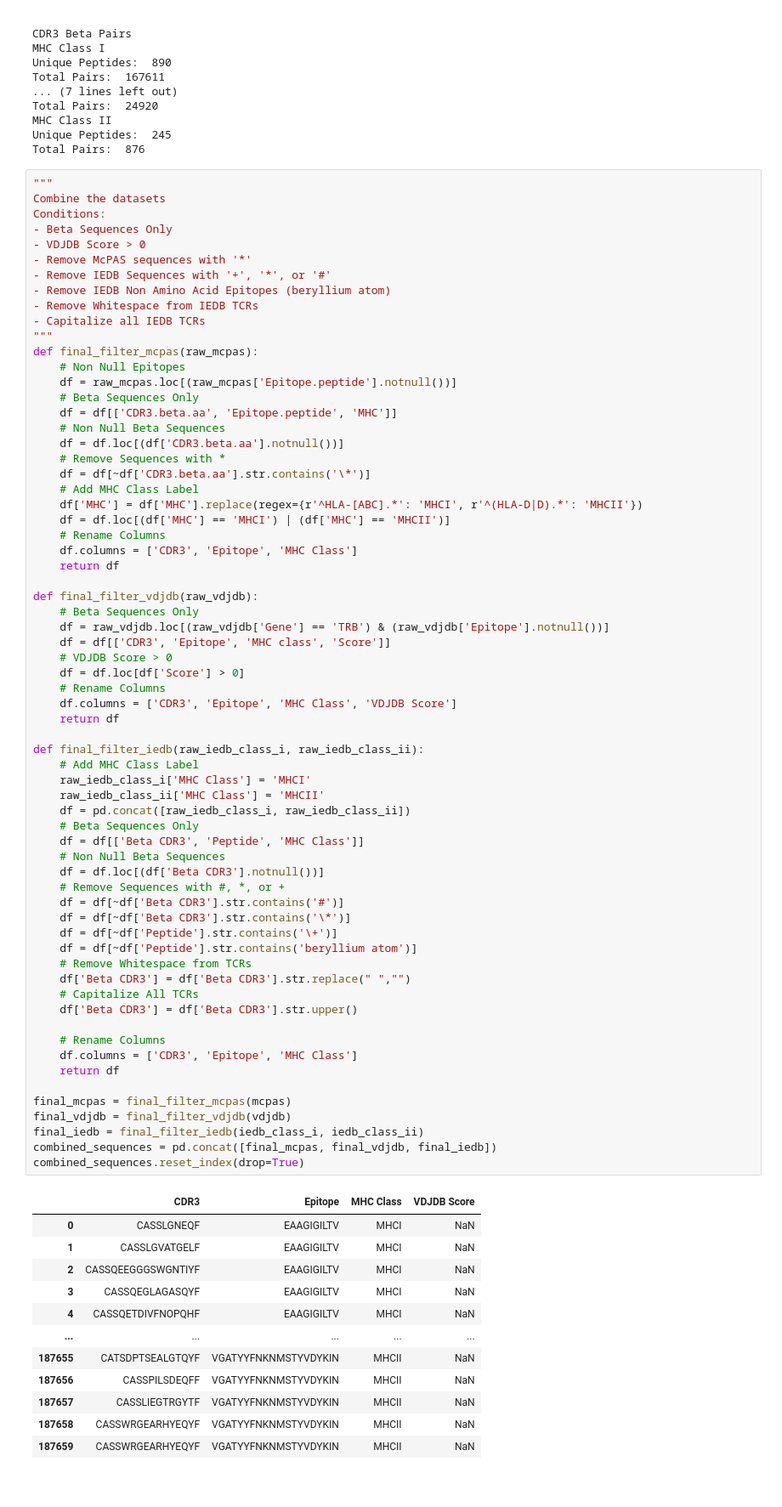
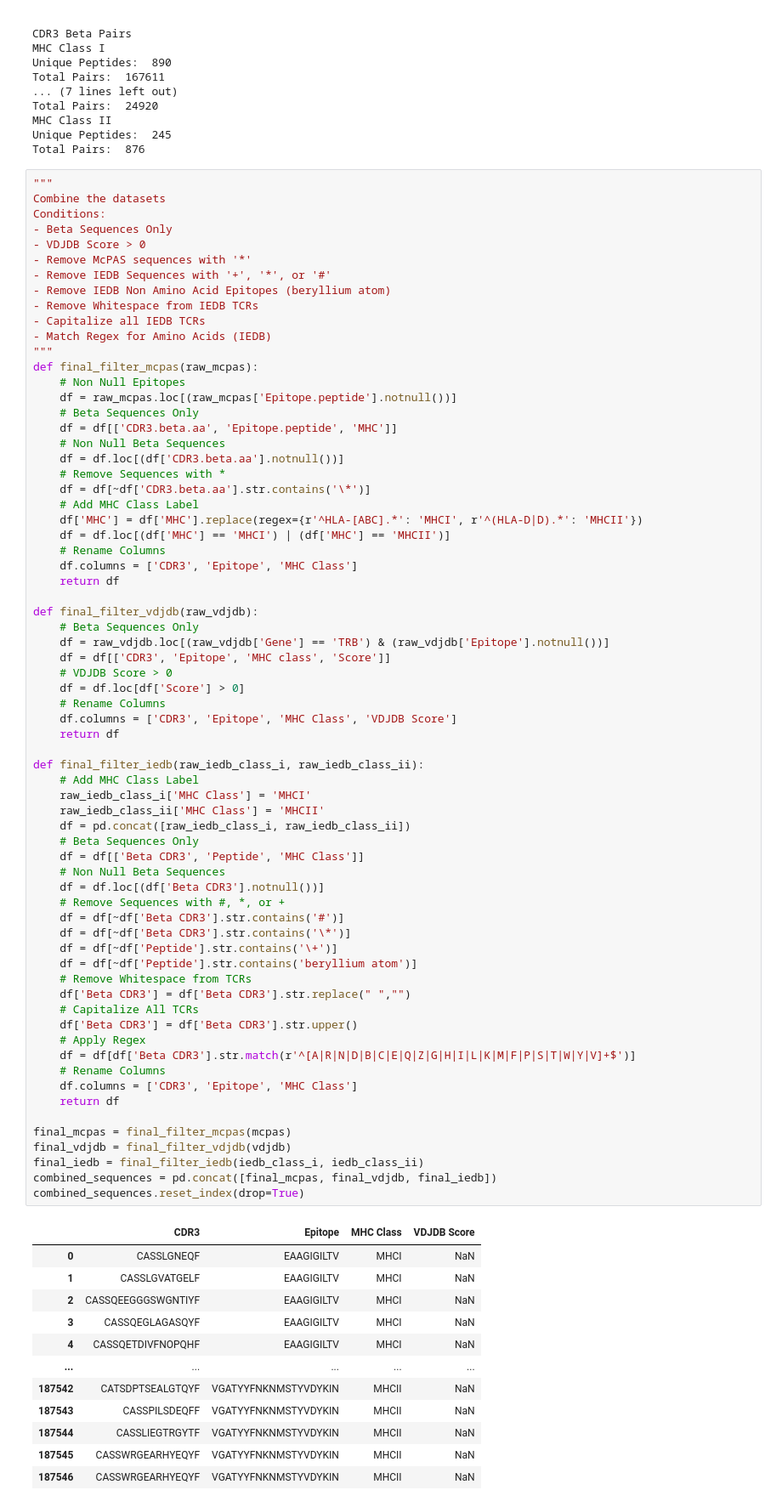
Before and after one commit to Lee-CBG/ATM-TCR, a Jupyter notebook: data/data_analytics.ipynb, the cells around one changed output. Shown at 85% size. Saved outputs shown, nothing was run; the diff lists cells and outputs as text.

Commit message:
Added Regex For TCRS

```diff
--- a/data/data_analytics.ipynb
+++ b/data/data_analytics.ipynb
@@ -250,6 +250,7 @@ Conditions:
 - Remove IEDB Non Amino Acid Epitopes (beryllium atom)
 - Remove Whitespace from IEDB TCRs
 - Capitalize all IEDB TCRs
+- Match Regex for Amino Acids (IEDB)
 """
 def final_filter_mcpas(raw_mcpas):
     # Non Null Epitopes
@@ -285,36 +286,37 @@ def final_filter_iedb(raw_iedb_class_i, raw_iedb_class_ii):
     # Beta Sequences Only
     df = df[['Beta CDR3', 'Peptide', 'MHC Class']]
     # Non Null Beta Sequences
     df = df.loc[(df['Beta CDR3'].notnull())]
     # Remove Sequences with #, *, or +
     df = df[~df['Beta CDR3'].str.contains('#')]
     df = df[~df['Beta CDR3'].str.contains('\*')]
     df = df[~df['Peptide'].str.contains('\+')]
     df = df[~df['Peptide'].str.contains('beryllium atom')]
     # Remove Whitespace from TCRs
     df['Beta CDR3'] = df['Beta CDR3'].str.replace(" ","")
     # Capitalize All TCRs
     df['Beta CDR3'] = df['Beta CDR3'].str.upper()
-
+    # Apply Regex
+    df = df[df['Beta CDR3'].str.match(r'^[A|R|N|D|B|C|E|Q|Z|G|H|I|L|K|M|F|P|S|T|W|Y|V]+$')]
     # Rename Columns
     df.columns = ['CDR3', 'Epitope', 'MHC Class']
     return df
 
 final_mcpas = final_filter_mcpas(mcpas)
 final_vdjdb = final_filter_vdjdb(vdjdb)
 final_iedb = final_filter_iedb(iedb_class_i, iedb_class_ii)
 combined_sequences = pd.concat([final_mcpas, final_vdjdb, final_iedb])
 combined_sequences.reset_index(drop=True)
 # %% [output]
 |  | CDR3 | Epitope | MHC Class | VDJDB Score |
 | 0 | CASSLGNEQF | EAAGIGILTV | MHCI | NaN |
 | 1 | CASSLGVATGELF | EAAGIGILTV | MHCI | NaN |
 | 2 | CASSQEEGGGSWGNTIYF | EAAGIGILTV | MHCI | NaN |
 | 3 | CASSQEGLAGASQYF | EAAGIGILTV | MHCI | NaN |
 | 4 | CASSQETDIVFNOPQHF | EAAGIGILTV | MHCI | NaN |
 | ... | ... | ... | ... | ... |
-| 187655 | CATSDPTSEALGTQYF | VGATYYFNKNMSTYVDYKIN | MHCII | NaN |
-| 187656 | CASSPILSDEQFF | VGATYYFNKNMSTYVDYKIN | MHCII | NaN |
-| 187657 | CASSLIEGTRGYTF | VGATYYFNKNMSTYVDYKIN | MHCII | NaN |
-| 187658 | CASSWRGEARHYEQYF | VGATYYFNKNMSTYVDYKIN | MHCII | NaN |
-| 187659 | CASSWRGEARHYEQYF | VGATYYFNKNMSTYVDYKIN | MHCII | NaN |
+| 187542 | CATSDPTSEALGTQYF | VGATYYFNKNMSTYVDYKIN | MHCII | NaN |
+| 187543 | CASSPILSDEQFF | VGATYYFNKNMSTYVDYKIN | MHCII | NaN |
+| 187544 | CASSLIEGTRGYTF | VGATYYFNKNMSTYVDYKIN | MHCII | NaN |
+| 187545 | CASSWRGEARHYEQYF | VGATYYFNKNMSTYVDYKIN | MHCII | NaN |
+| 187546 | CASSWRGEARHYEQYF | VGATYYFNKNMSTYVDYKIN | MHCII | NaN |
```
Also changed, not shown: parts of 2 cells of this notebook.
